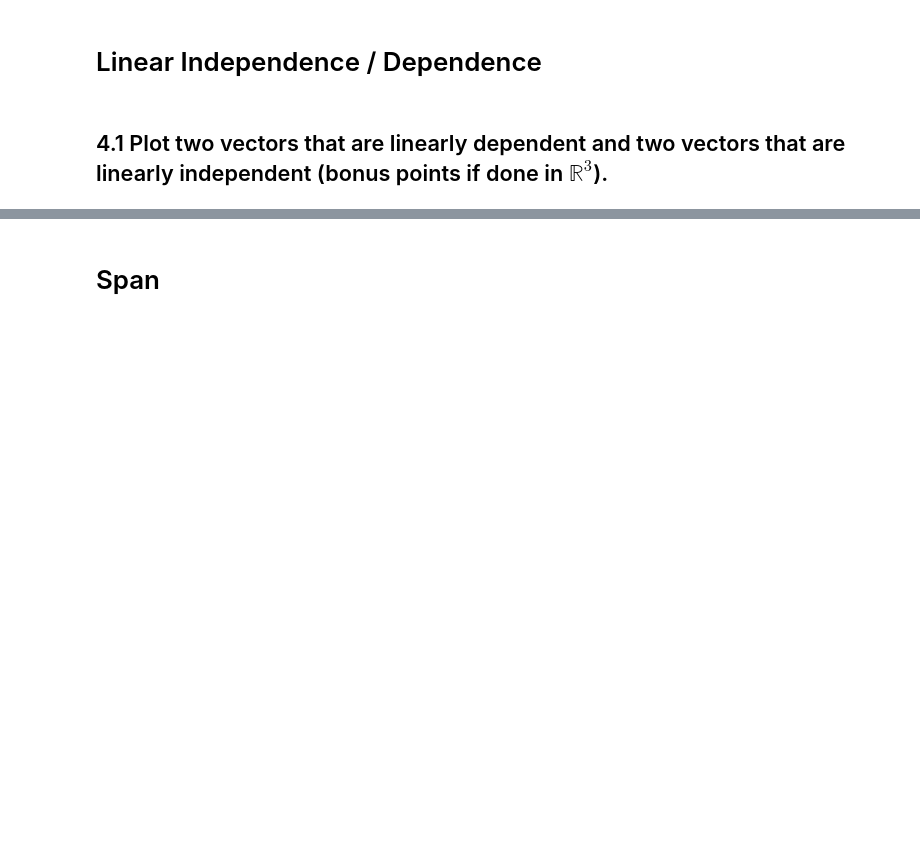
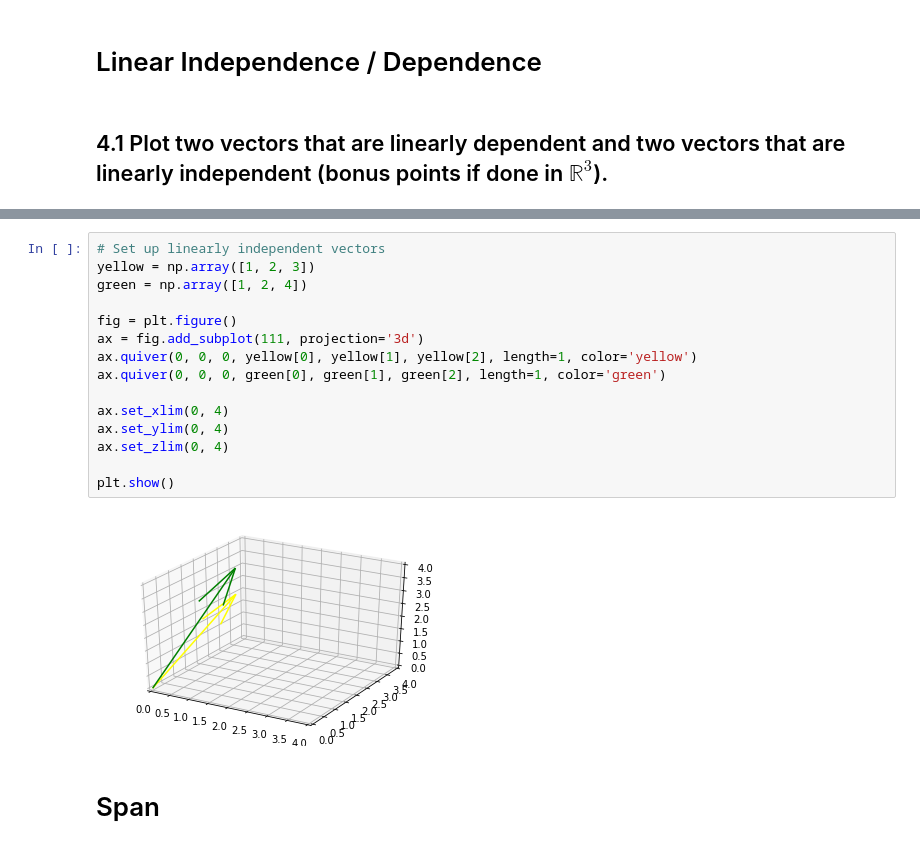
Before and after one commit to ericaburdett/DS-Unit-1-Sprint-3-Linear-Algebra, a Jupyter notebook: module2-intermediate-linear-algebra/132_Intermediate_Linear_Algebra_Assignment.ipynb, the cells around one changed output, grey strips where cells are left out. Cells and saved outputs as stored; diff of their text form; blank space fills up the shorter version.

```diff
--- a/module2-intermediate-linear-algebra/132_Intermediate_Linear_Algebra_Assignment.ipynb
+++ b/module2-intermediate-linear-algebra/132_Intermediate_Linear_Algebra_Assignment.ipynb
@@ -290,3 +325,20 @@ f = \begin{bmatrix} 4 & 12 & 11 & 9 & 2 \end{bmatrix}
+# %%
+# Set up linearly independent vectors
+yellow = np.array([1, 2, 3])
+green = np.array([1, 2, 4])
+
+fig = plt.figure()
+ax = fig.add_subplot(111, projection='3d')
+ax.quiver(0, 0, 0, yellow[0], yellow[1], yellow[2], length=1, color='yellow')
+ax.quiver(0, 0, 0, green[0], green[1], green[2], length=1, color='green')
+
+ax.set_xlim(0, 4)
+ax.set_ylim(0, 4)
+ax.set_zlim(0, 4)
+
+plt.show()
+# %% [output]
+[figure, added]
 # %% [markdown]
 # Span
 # %% [markdown]
```
Also changed, not shown: parts of 18 cells of this notebook.
